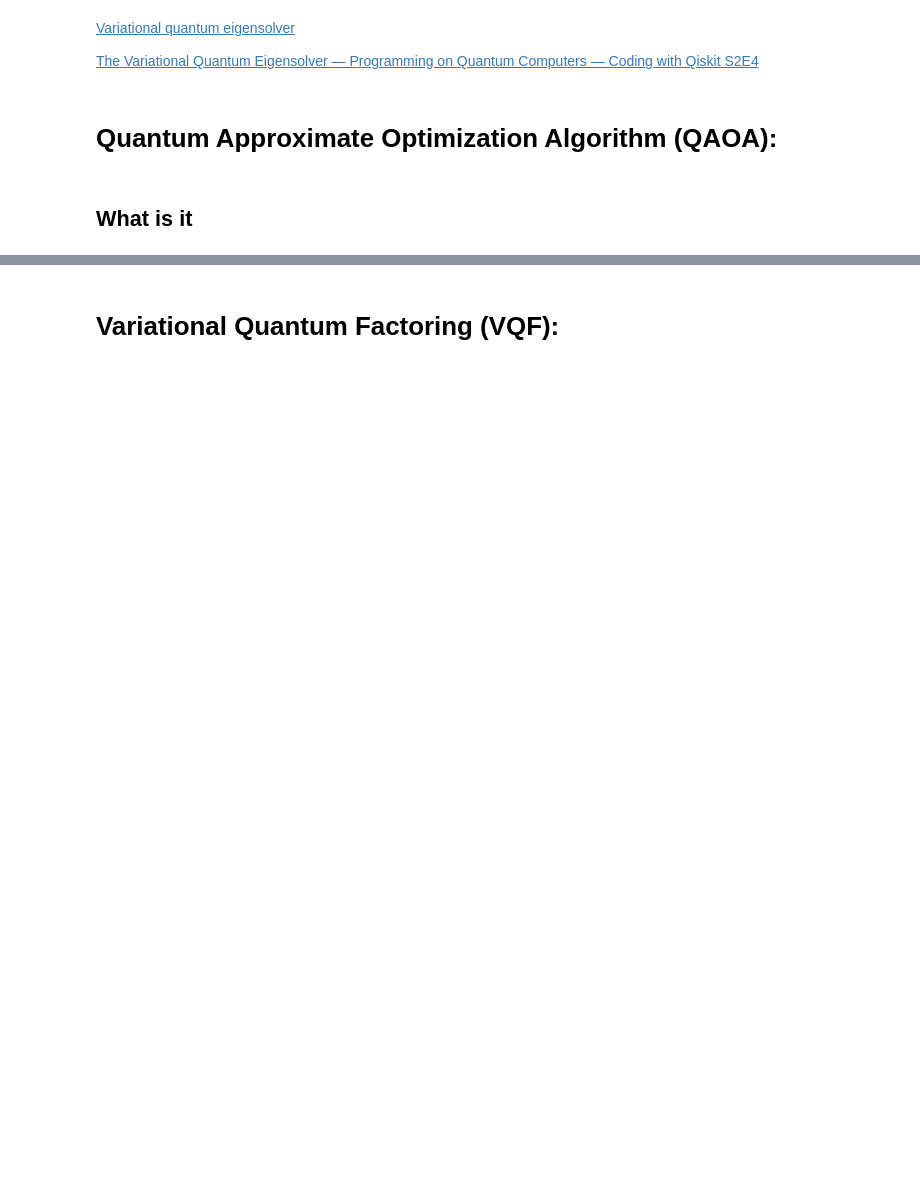
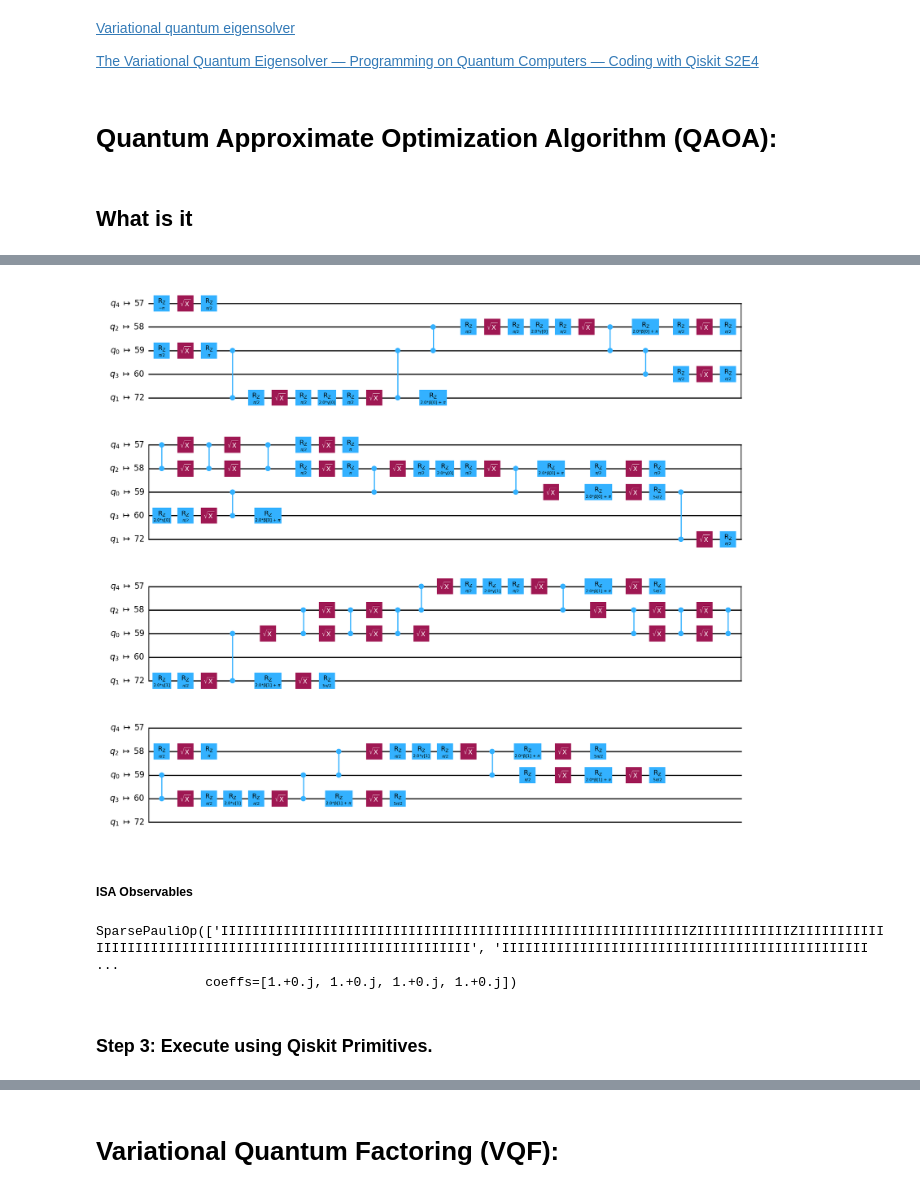
Before and after one commit to ZYnoe/VQA, a Jupyter notebook: list-vqa.ipynb, the cells around one changed output, grey strips where cells are left out. Cells and saved outputs as stored; diff of their text form; code cells hidden in the pictures; blank space fills up the shorter version.

```diff
--- a/list-vqa.ipynb
+++ b/list-vqa.ipynb
@@ -240,0 +283,21 @@ An algorithm designed for solving combinatorial optimization problems.
+# %%
+from qiskit.transpiler.preset_passmanagers import generate_preset_pass_manager
+
+target = backend.target
+pm = generate_preset_pass_manager(target=target, optimization_level=3)
+
+ansatz_isa = pm.run(ansatz)
+# %%
+ansatz_isa.draw(output="mpl", idle_wires=False, style="iqp")
+# %% [output]
+[figure, added]
+# %% [markdown]
+##### ISA Observables
+# %%
+hamiltonian_isa = hamiltonian.apply_layout(ansatz_isa.layout)
+hamiltonian_isa
+# %% [output]
+SparsePauliOp(['IIIIIIIIIIIIIIIIIIIIIIIIIIIIIIIIIIIIIIIIIIIIIIIIIIIIIIIIIIIIZIIIIIIIIIIIIZIIIIIIIIIIIIIIIIIIIIIIIIIIIIIIIIIIIIIIIIIIIIIIIIIIIIIIIIIII', 'IIIIIIIIIIIIIIIIIIIIIIIIIIIIIIIIIIIIIIIIIIIIIII ...
+              coeffs=[1.+0.j, 1.+0.j, 1.+0.j, 1.+0.j])
+# %% [markdown]
+### Step 3: Execute using Qiskit Primitives.
```
Also changed, not shown: parts of 86 cells of this notebook, 3 other files.
